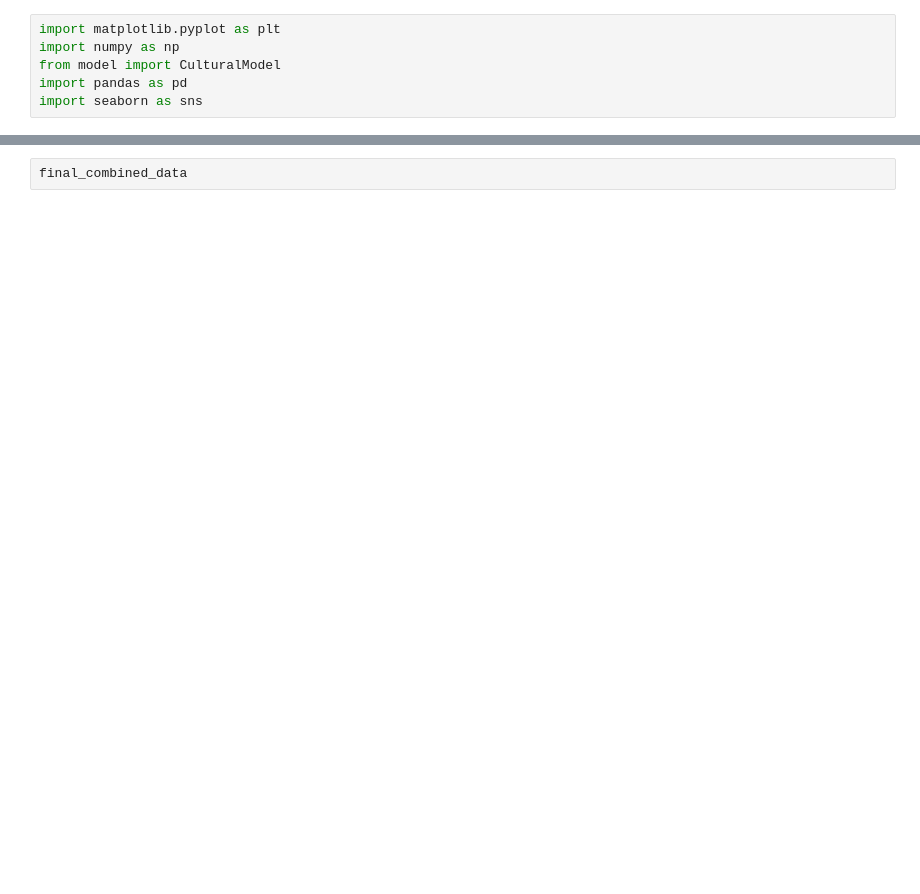
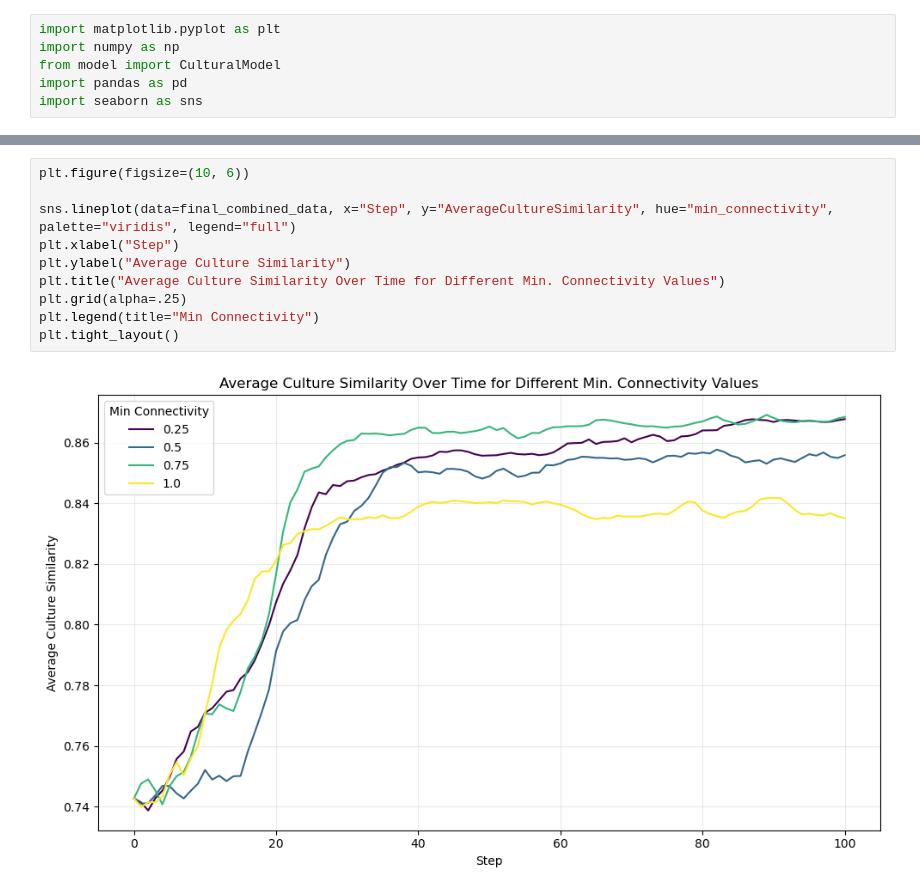
Before and after one commit to DanielSchipfer/Group-Project-CMSS, a Jupyter notebook: project_model.ipynb, the cells around one changed output, grey strips where cells are left out. Cells and saved outputs as stored; diff of their text form; blank space fills up the shorter version.

```diff
--- a/project_model.ipynb
+++ b/project_model.ipynb
@@ -121,2 +121,12 @@ plt.tight_layout()
-# %%
-final_combined_data
+# %%
+plt.figure(figsize=(10, 6))
+
+sns.lineplot(data=final_combined_data, x="Step", y="AverageCultureSimilarity", hue="min_connectivity", palette="viridis", legend="full")
+plt.xlabel("Step")
+plt.ylabel("Average Culture Similarity")
+plt.title("Average Culture Similarity Over Time for Different Min. Connectivity Values")
+plt.grid(alpha=.25)
+plt.legend(title="Min Connectivity")
+plt.tight_layout()
+# %% [output]
+[figure, added]
```
Also changed, not shown: parts of 3 cells of this notebook.
